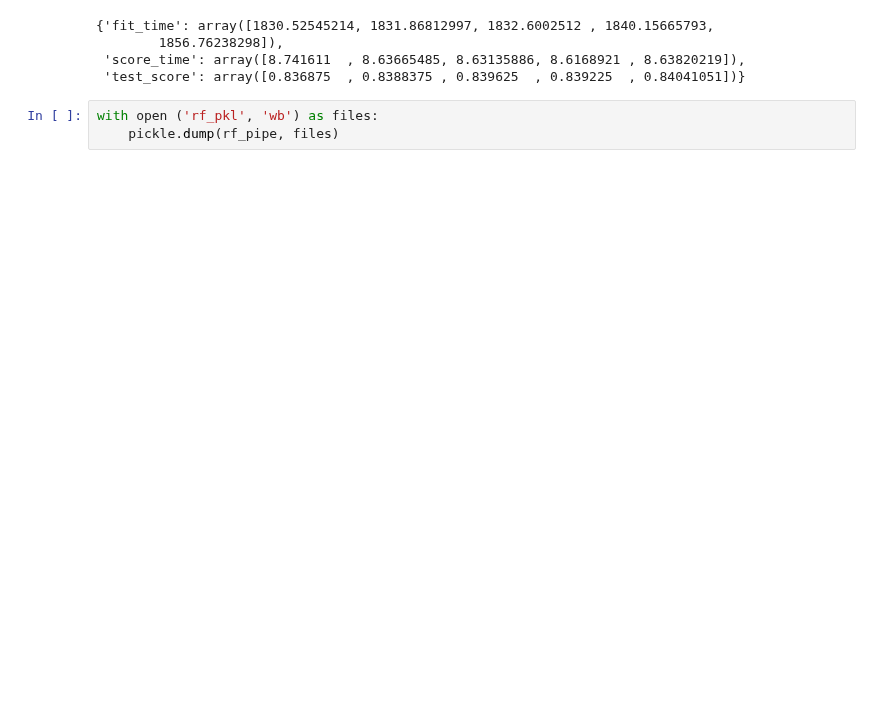
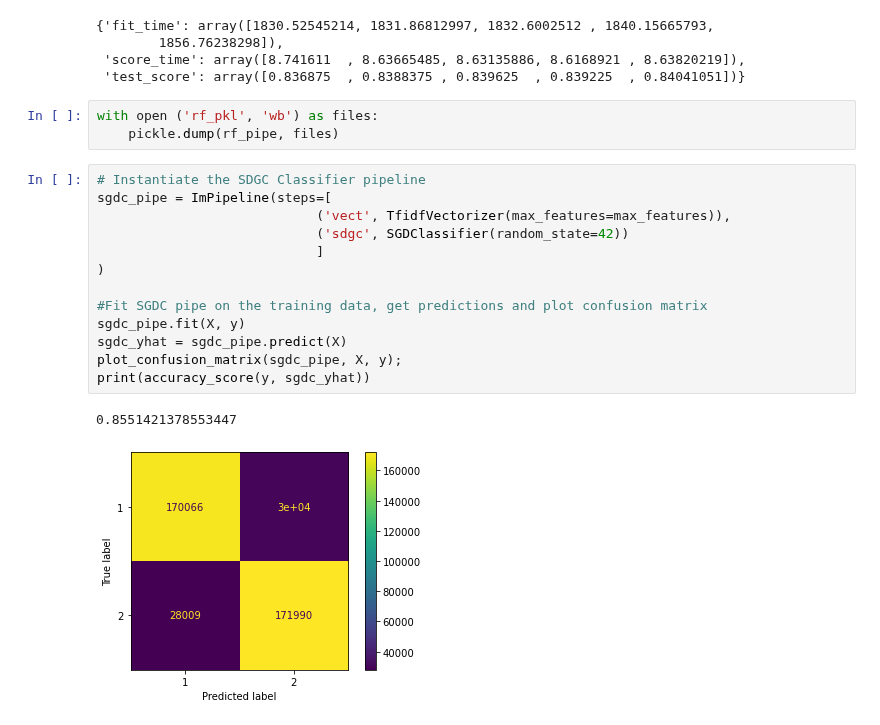
Before and after one commit to ThomasHChapman/classifying_user_reviews, a Jupyter notebook: working_notebooks/modeling_nb.ipynb, the cells around one changed output. Drawn from its saved outputs; the diff is of its cells as text; blank space fills up the shorter version.

Commit message:
SGDC Model

```diff
--- a/working_notebooks/modeling_nb.ipynb
+++ b/working_notebooks/modeling_nb.ipynb
@@ -149,3 +149,19 @@ print(accuracy_score(y, rf_yhat))
 # %%
 with open ('rf_pkl', 'wb') as files:
     pickle.dump(rf_pipe, files)
+# %%
+# Instantiate the SDGC Classifier pipeline
+sgdc_pipe = ImPipeline(steps=[
+                            ('vect', TfidfVectorizer(max_features=max_features)),
+                            ('sdgc', SGDClassifier(random_state=42))
+                            ]
+)
+
+#Fit SGDC pipe on the training data, get predictions and plot confusion matrix
+sgdc_pipe.fit(X, y)
+sgdc_yhat = sgdc_pipe.predict(X)
+plot_confusion_matrix(sgdc_pipe, X, y);
+print(accuracy_score(y, sgdc_yhat))
+# %% [output]
+0.8551421378553447
+[figure, added]
```
Also changed, not shown: parts of 4 cells of this notebook.
